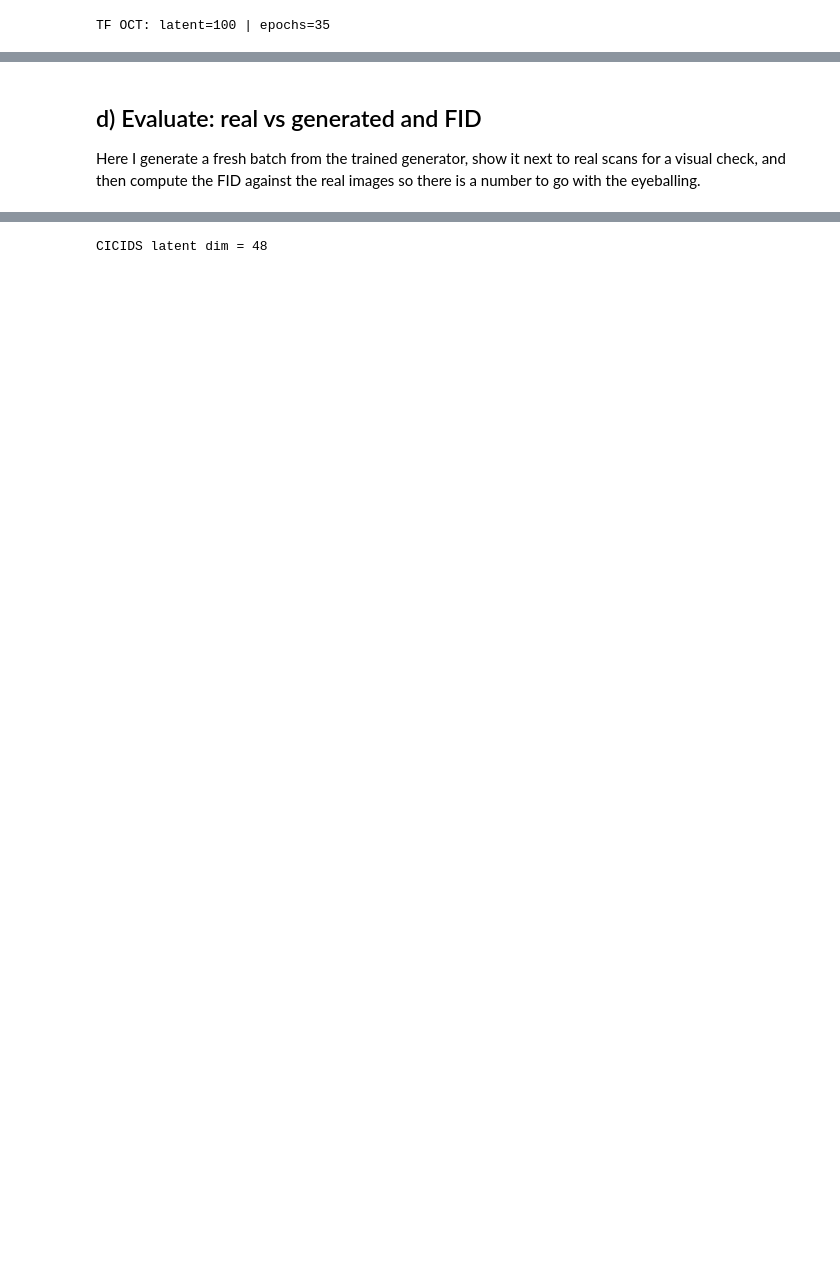
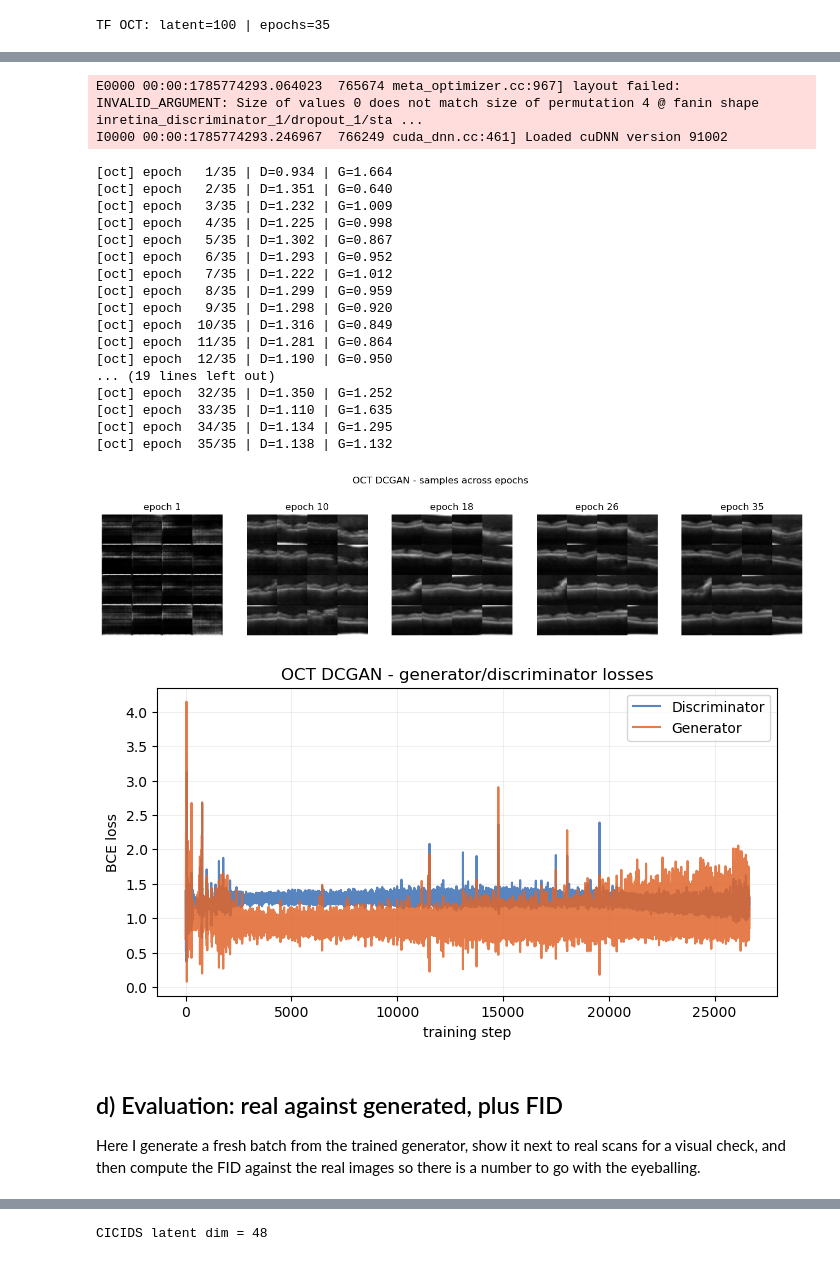
Before and after one commit to nithinreddy2003/GAN_Assignments, a Jupyter notebook: Set 3/GAN_Assignment_Set3_Final.ipynb, the cells around one changed output, grey strips where cells are left out. Saved outputs shown, nothing was run; the diff lists cells and outputs as text; code cells hidden in the pictures; blank space fills up the shorter version.

```diff
--- a/Set 3/GAN_Assignment_Set3_Final.ipynb
+++ b/Set 3/GAN_Assignment_Set3_Final.ipynb
@@ -662,5 +570,72 @@ I0000 00:00:1785405691.131489   13075 cuda_dnn.cc:461] Loaded cuDNN version 9100
+# %%
+def make_gan_train_step(generator, discriminator, g_opt, d_opt, loss_fn, latent_dim):
+    """Build the @tf.function that runs one non-saturating GAN update (one-sided label
+    smoothing on the real target). It closes over the models and optimizers - the usual way
+    to stop tf.function retracing - and is reused by both the OCT DCGAN and the tabular GAN."""
+    @tf.function
+    def train_step(real_batch):
+        batch = tf.shape(real_batch)[0]
+        noise = tf.random.normal([batch, latent_dim])
+        with tf.GradientTape() as g_tape, tf.GradientTape() as d_tape:
+            fake_batch = generator(noise, training=True)
+            real_logits = discriminator(real_batch, training=True)
+            fake_logits = discriminator(fake_batch, training=True)
+            d_loss = (loss_fn(tf.ones_like(real_logits) * 0.9, real_logits)
+                      + loss_fn(tf.zeros_like(fake_logits), fake_logits))
+            g_loss = loss_fn(tf.ones_like(fake_logits), fake_logits)
+        d_opt.apply_gradients(zip(d_tape.gradient(d_loss, discriminator.trainable_variables),
+                                  discriminator.trainable_variables))
+        g_opt.apply_gradients(zip(g_tape.gradient(g_loss, generator.trainable_variables),
+                                  generator.trainable_variables))
+        return d_loss, g_loss
+    return train_step
+# %%
+def train_oct_gan(generator, discriminator, images_pm1, epochs, latent_dim, batch_size=128):
+    """Train the OCT DCGAN with a manual GradientTape loop and return (d_losses, g_losses)."""
+    tf_seed_everything()
+    g_opt = keras.optimizers.Adam(2e-4, beta_1=0.5)
+    d_opt = keras.optimizers.Adam(2e-4, beta_1=0.5)
+    train_step = make_gan_train_step(generator, discriminator, g_opt, d_opt, bce_logits, latent_dim)
+    dataset = make_dataset(images_pm1, batch_size)
+    snapshot_epochs = sorted(set(int(round(v)) for v in np.linspace(1, epochs, 5)))
+    fixed_noise = tf.random.normal([16, latent_dim])
+    d_losses, g_losses, snapshots = [], [], []
+    for epoch in range(1, epochs + 1):
+        for real_batch in dataset:
+            d_loss, g_loss = train_step(real_batch)
+            d_losses.append(float(d_loss)); g_losses.append(float(g_loss))
+        print(f"[oct] epoch {epoch:>3}/{epochs} | D={float(d_loss):.3f} | G={float(g_loss):.3f}")
+        if epoch in snapshot_epochs:
+            snapshots.append((epoch, generator(fixed_noise, training=False).numpy()))
+    tf_show_epoch_snapshots(snapshots, "OCT DCGAN - samples across epochs", None)
+    return d_losses, g_losses
+
+oct_d_losses, oct_g_losses = train_oct_gan(oct_generator, oct_discriminator, oct_images, TF_OCT_EPOCHS, TF_OCT_LATENT)
+render_loss_curves(oct_d_losses, oct_g_losses, "OCT DCGAN - generator/discriminator losses", None)
+# %% [output]
+E0000 00:00:1785774293.064023  765674 meta_optimizer.cc:967] layout failed: INVALID_ARGUMENT: Size of values 0 does not match size of permutation 4 @ fanin shape inretina_discriminator_1/dropout_1/sta ...
+I0000 00:00:1785774293.246967  766249 cuda_dnn.cc:461] Loaded cuDNN version 91002
+[oct] epoch   1/35 | D=0.934 | G=1.664
+[oct] epoch   2/35 | D=1.351 | G=0.640
+[oct] epoch   3/35 | D=1.232 | G=1.009
+[oct] epoch   4/35 | D=1.225 | G=0.998
+[oct] epoch   5/35 | D=1.302 | G=0.867
+[oct] epoch   6/35 | D=1.293 | G=0.952
+[oct] epoch   7/35 | D=1.222 | G=1.012
+[oct] epoch   8/35 | D=1.299 | G=0.959
+[oct] epoch   9/35 | D=1.298 | G=0.920
+[oct] epoch  10/35 | D=1.316 | G=0.849
+[oct] epoch  11/35 | D=1.281 | G=0.864
+[oct] epoch  12/35 | D=1.190 | G=0.950
+... (19 lines left out)
+[oct] epoch  32/35 | D=1.350 | G=1.252
+[oct] epoch  33/35 | D=1.110 | G=1.635
+[oct] epoch  34/35 | D=1.134 | G=1.295
+[oct] epoch  35/35 | D=1.138 | G=1.132
+[figure, added]
+[figure, added]
 # %% [markdown]
-## d) Evaluate: real vs generated and FID
+## d) Evaluation: real against generated, plus FID
 
 Here I generate a fresh batch from the trained generator, show it next to real scans for a visual check, and then compute the FID against the real images so there is a number to go with the eyeballing.
 # %%
```
Also changed, not shown: parts of 114 cells of this notebook.
